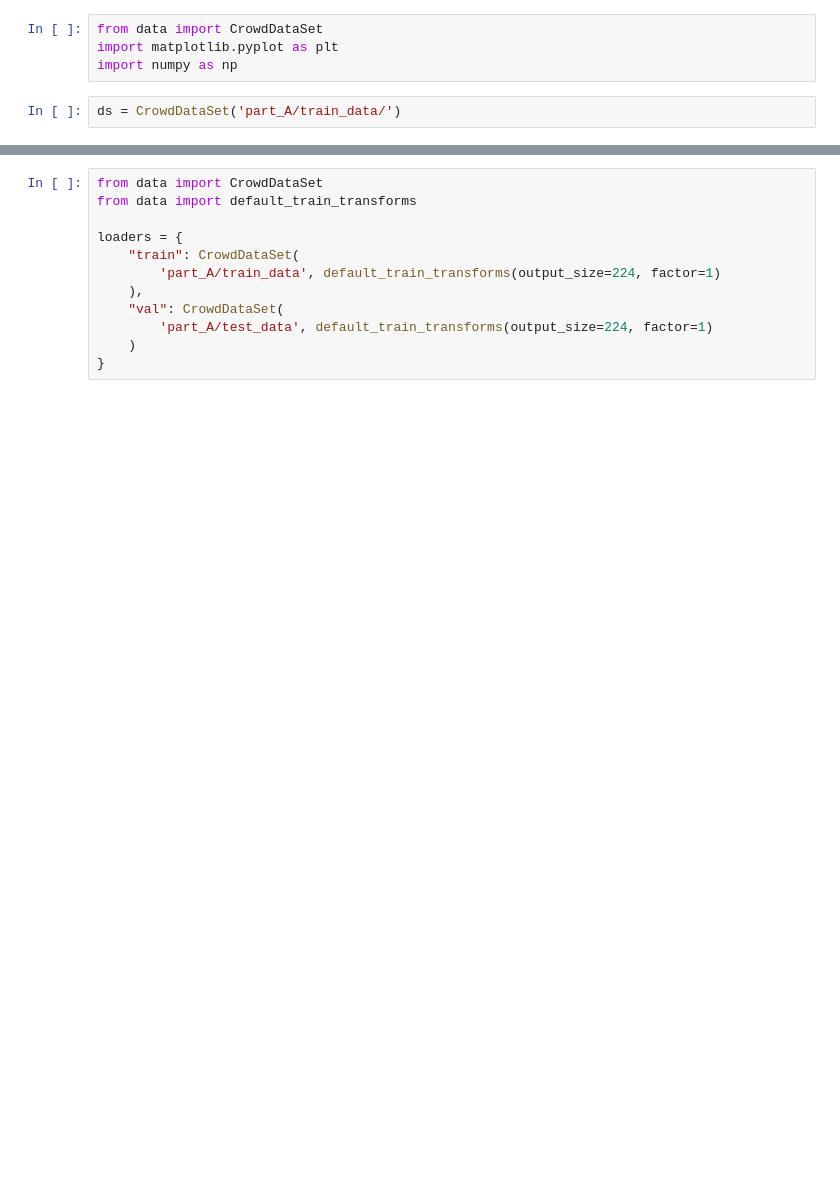
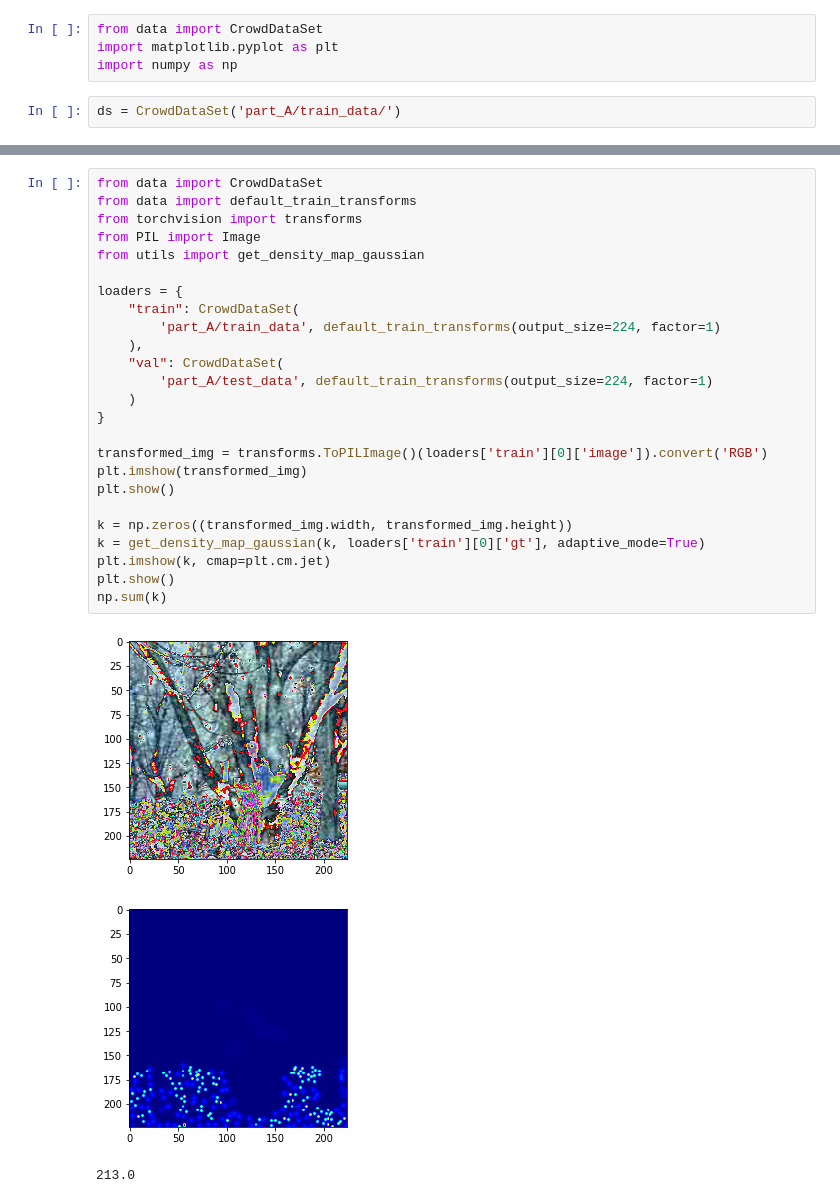
Before and after one commit to stanleykywu/covid-19-crowd-counting, a Jupyter notebook: Exploration.ipynb, the cells around one changed output, grey strips where cells are left out. Cells and saved outputs as stored; diff of their text form; blank space fills up the shorter version.

```diff
--- a/Exploration.ipynb
+++ b/Exploration.ipynb
@@ -95,13 +88,30 @@ np.sum(x['den'])
 # %%
 from data import CrowdDataSet
 from data import default_train_transforms
+from torchvision import transforms
+from PIL import Image
+from utils import get_density_map_gaussian
 
 loaders = {
     "train": CrowdDataSet(
         'part_A/train_data', default_train_transforms(output_size=224, factor=1)
     ),
     "val": CrowdDataSet(
         'part_A/test_data', default_train_transforms(output_size=224, factor=1)
     )
 }
+
+transformed_img = transforms.ToPILImage()(loaders['train'][0]['image']).convert('RGB')
+plt.imshow(transformed_img)
+plt.show()
+
+k = np.zeros((transformed_img.width, transformed_img.height))
+k = get_density_map_gaussian(k, loaders['train'][0]['gt'], adaptive_mode=True)
+plt.imshow(k, cmap=plt.cm.jet)
+plt.show()
+np.sum(k)
+# %% [output]
+[figure, added]
+[figure, added]
+213.0
 # %%
```
Also changed, not shown: parts of 7 cells of this notebook, 4 other files.
